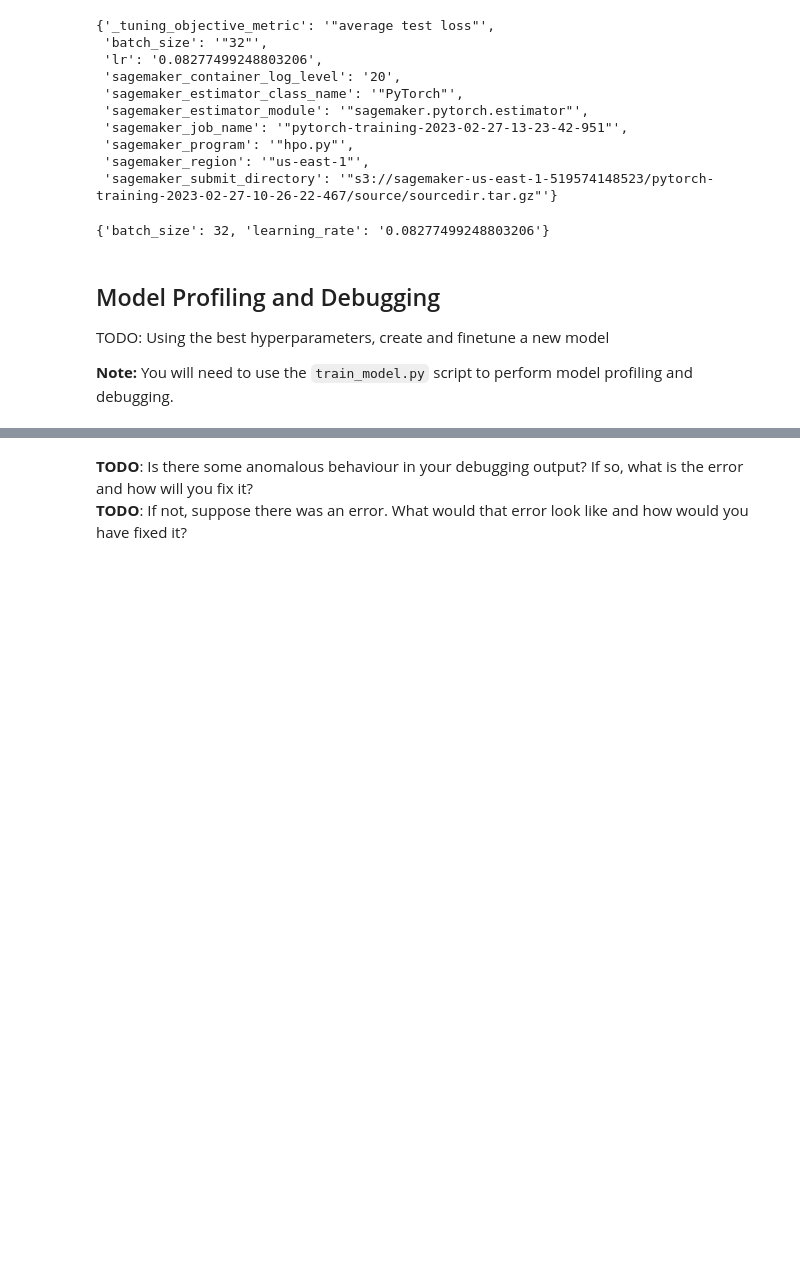
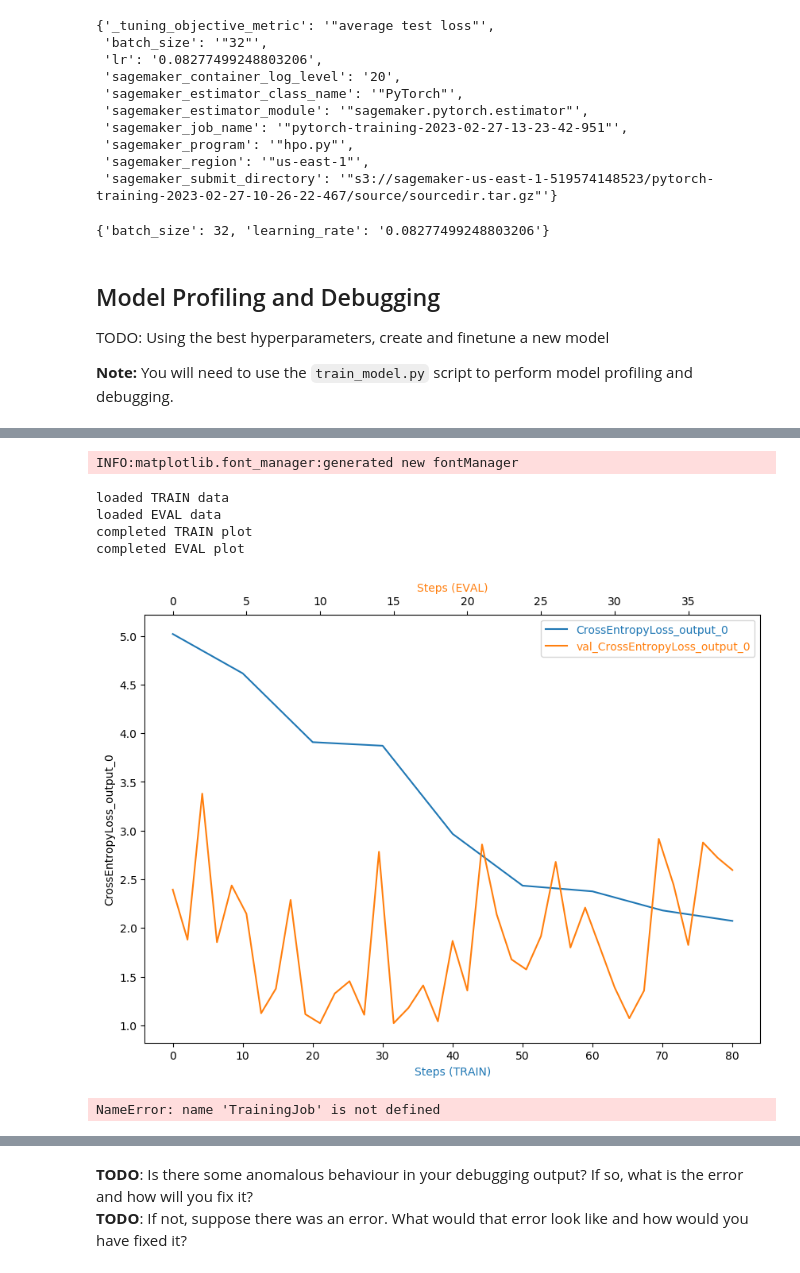
Before and after one commit to edidiongaligbe/Dog-Breed-Classification-with-Pytorch-and-AWS-SageMaker, a Jupyter notebook: train_and_deploy.ipynb, the cells around one changed output, grey strips where cells are left out. Drawn from its saved outputs; the diff is of its cells as text; code cells hidden in the pictures; blank space fills up the shorter version.

Commit message:
Profiling and Debugging

```diff
--- a/train_and_deploy.ipynb
+++ b/train_and_deploy.ipynb
@@ -289,3 +280,67 @@ ImportError: cannot import name 'Markup' from 'jinja2' (/opt/conda/lib/python3.7
+# %%
+import matplotlib.pyplot as plt
+from mpl_toolkits.axes_grid1 import host_subplot
+
+
+def plot_tensor(trial, tensor_name):
+
+    steps_train, vals_train = get_data(trial, tensor_name, mode=ModeKeys.TRAIN)
+    print("loaded TRAIN data")
+    steps_eval, vals_eval = get_data(trial, tensor_name, mode=ModeKeys.EVAL)
+    print("loaded EVAL data")
+
+    fig = plt.figure(figsize=(10, 7))
+    host = host_subplot(111)
+
+    par = host.twiny()
+
+    host.set_xlabel("Steps (TRAIN)")
+    par.set_xlabel("Steps (EVAL)")
+    host.set_ylabel(tensor_name)
+
+    (p1,) = host.plot(steps_train, vals_train, label=tensor_name)
+    print("completed TRAIN plot")
+    (p2,) = par.plot(steps_eval, vals_eval, label="val_" + tensor_name)
+    print("completed EVAL plot")
+    leg = plt.legend()
+
+    host.xaxis.get_label().set_color(p1.get_color())
+    leg.texts[0].set_color(p1.get_color())
+
+    par.xaxis.get_label().set_color(p2.get_color())
+    leg.texts[1].set_color(p2.get_color())
+
+    plt.ylabel(tensor_name)
+
+    plt.show()
+# %% [output]
+INFO:matplotlib.font_manager:generated new fontManager
+# %%
+plot_tensor(trial, "CrossEntropyLoss_output_0")
+# %% [output]
+loaded TRAIN data
+loaded EVAL data
+completed TRAIN plot
+completed EVAL plot
+[figure, added]
+# %%
+tj = TrainingJob(training_job_name, region)
+tj.wait_for_sys_profiling_data_to_be_available()
+
+system_metrics_reader = tj.get_systems_metrics_reader()
+system_metrics_reader.refresh_event_file_list()
+
+view_timeline_charts = TimelineCharts(
+    system_metrics_reader,
+    framework_metrics_reader=None,
+    select_dimensions=["CPU", "GPU"],
+    select_events=["total"],
+)
+
+rule_output_path = estimator.output_path + estimator.latest_training_job.job_name + "/rule-output"
+print(f"You will find the profiler report in {rule_output_path}")
+# %% [output]
+NameError: name 'TrainingJob' is not defined
 # %%
 rule_output_path = estimator.output_path + estimator.latest_training_job.job_name + "/rule-output"
 print(rule_output_path)
```
Also changed, not shown: parts of 8 cells of this notebook.
